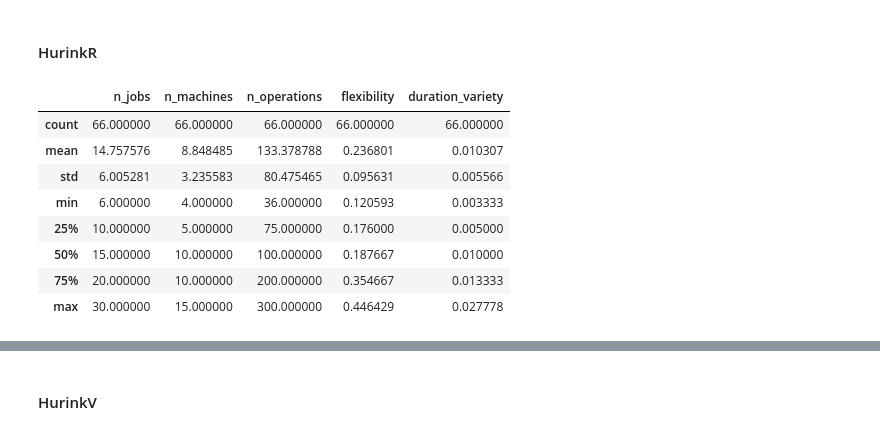
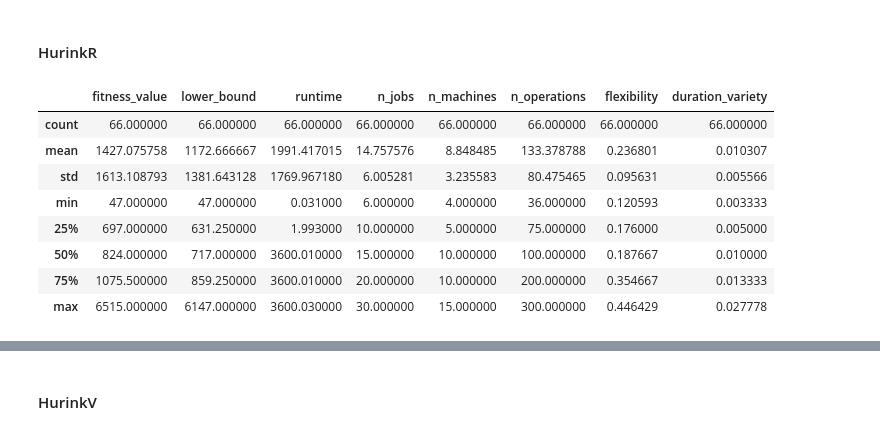
Before and after one commit to jrc-rodec/scheduling_model, a Jupyter notebook: code/analysis/analyze_results.ipynb, the cells around one changed output, grey strips where cells are left out. Cells and saved outputs as stored; diff of their text form; code cells hidden in the pictures.

```diff
--- a/code/analysis/analyze_results.ipynb
+++ b/code/analysis/analyze_results.ipynb
@@ -436,15 +462,16 @@ show_all_plots(hurinke, hurinke_data)
 # %%
 hurinkr = pd.DataFrame([x for i, x in data.iterrows() if x["name"].startswith("HurinkR")])
 hurinkr_encodings = get_encodings_for_group(hurinkr)
 hurinkr_data = extract_data_from_encodings(hurinkr_encodings)
-hurinkr_data.describe()
+hurinkr_merged = pd.merge(hurinkr, hurinkr_data, on='name')
+hurinkr_merged.describe()
 # %% [output]
-|  | n_jobs | n_machines | n_operations | flexibility | duration_variety |
-| count | 66.000000 | 66.000000 | 66.000000 | 66.000000 | 66.000000 |
-| mean | 14.757576 | 8.848485 | 133.378788 | 0.236801 | 0.010307 |
-| std | 6.005281 | 3.235583 | 80.475465 | 0.095631 | 0.005566 |
-| min | 6.000000 | 4.000000 | 36.000000 | 0.120593 | 0.003333 |
-| 25% | 10.000000 | 5.000000 | 75.000000 | 0.176000 | 0.005000 |
-| 50% | 15.000000 | 10.000000 | 100.000000 | 0.187667 | 0.010000 |
-| 75% | 20.000000 | 10.000000 | 200.000000 | 0.354667 | 0.013333 |
-| max | 30.000000 | 15.000000 | 300.000000 | 0.446429 | 0.027778 |
+|  | fitness_value | lower_bound | runtime | n_jobs | n_machines | n_operations | flexibility | duration_variety |
+| count | 66.000000 | 66.000000 | 66.000000 | 66.000000 | 66.000000 | 66.000000 | 66.000000 | 66.000000 |
+| mean | 1427.075758 | 1172.666667 | 1991.417015 | 14.757576 | 8.848485 | 133.378788 | 0.236801 | 0.010307 |
+| std | 1613.108793 | 1381.643128 | 1769.967180 | 6.005281 | 3.235583 | 80.475465 | 0.095631 | 0.005566 |
+| min | 47.000000 | 47.000000 | 0.031000 | 6.000000 | 4.000000 | 36.000000 | 0.120593 | 0.003333 |
+| 25% | 697.000000 | 631.250000 | 1.993000 | 10.000000 | 5.000000 | 75.000000 | 0.176000 | 0.005000 |
+| 50% | 824.000000 | 717.000000 | 3600.010000 | 15.000000 | 10.000000 | 100.000000 | 0.187667 | 0.010000 |
+| 75% | 1075.500000 | 859.250000 | 3600.010000 | 20.000000 | 10.000000 | 200.000000 | 0.354667 | 0.013333 |
+| max | 6515.000000 | 6147.000000 | 3600.030000 | 30.000000 | 15.000000 | 300.000000 | 0.446429 | 0.027778 |
```
Also changed, not shown: parts of 30 cells of this notebook, 1 other file.
